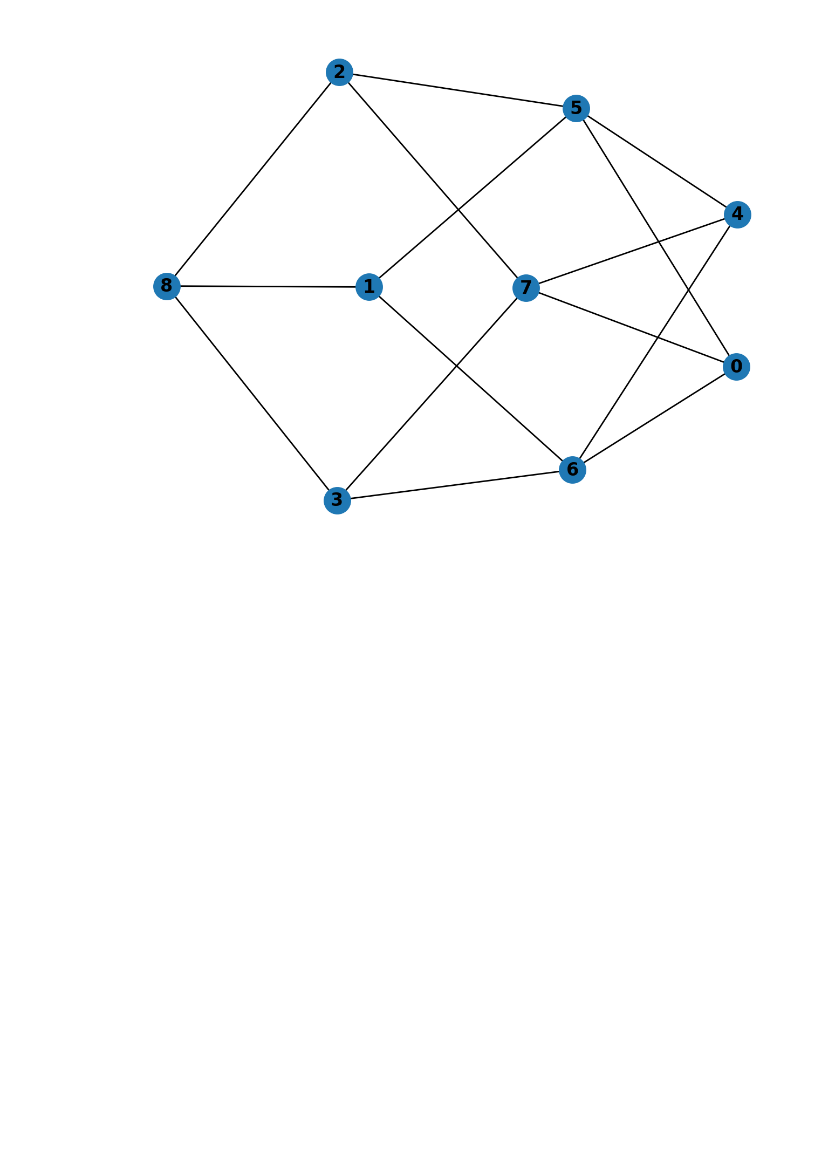
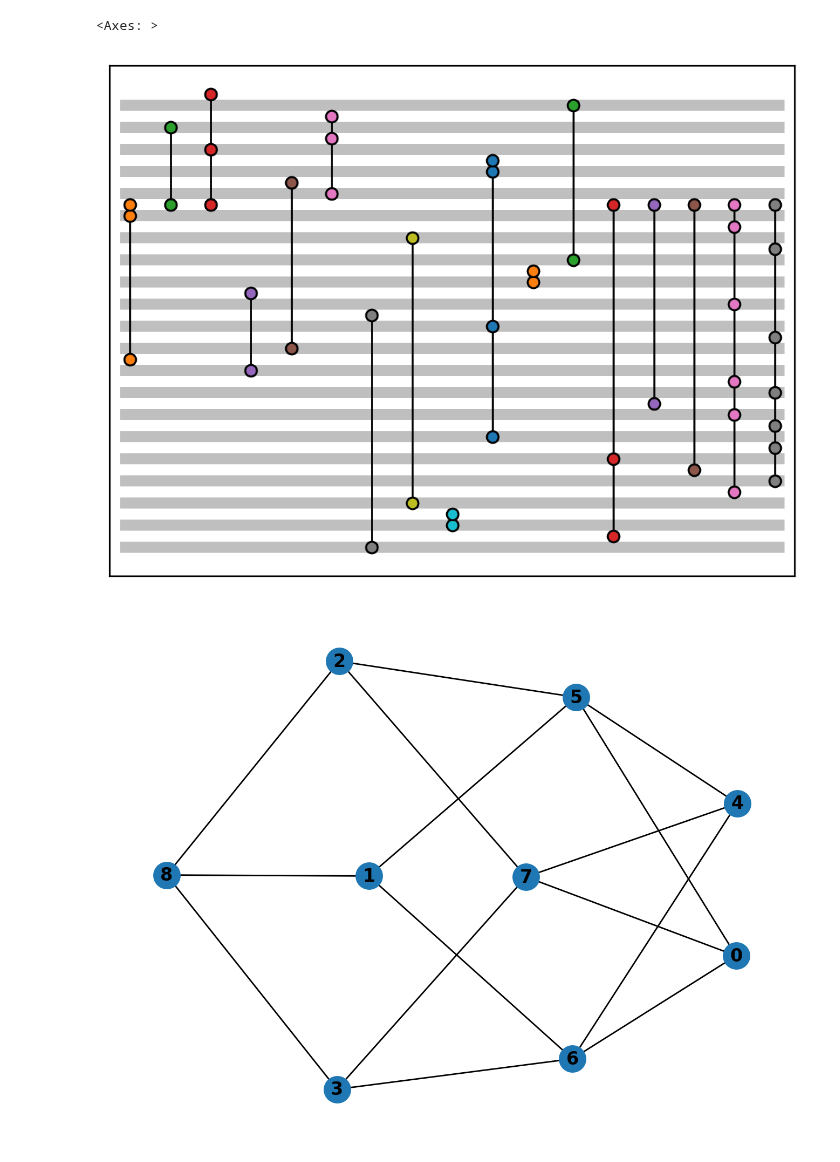
Before and after one commit to noush-joglekar/sporeC_prelim, a Jupyter notebook: scripts/jupyterNB/testHAT_v0.ipynb, the cells around one changed output. Saved outputs shown, nothing was run; the diff lists cells and outputs as text; code cells hidden in the pictures; blank space fills up the shorter version.

```diff
--- a/scripts/jupyterNB/testHAT_v0.ipynb
+++ b/scripts/jupyterNB/testHAT_v0.ipynb
@@ -30,3 +30,8 @@ binMat.iloc[0:10,0:10]
+# %%
+HG.draw()
+# %% [output]
+<Axes: >
+[figure, added]
 # %%
 I = np.array([[1, 1, 1, 0, 1],
               [1, 1, 0, 1, 1],
```
Also changed, not shown: parts of 1 cell of this notebook, 5 other files.
